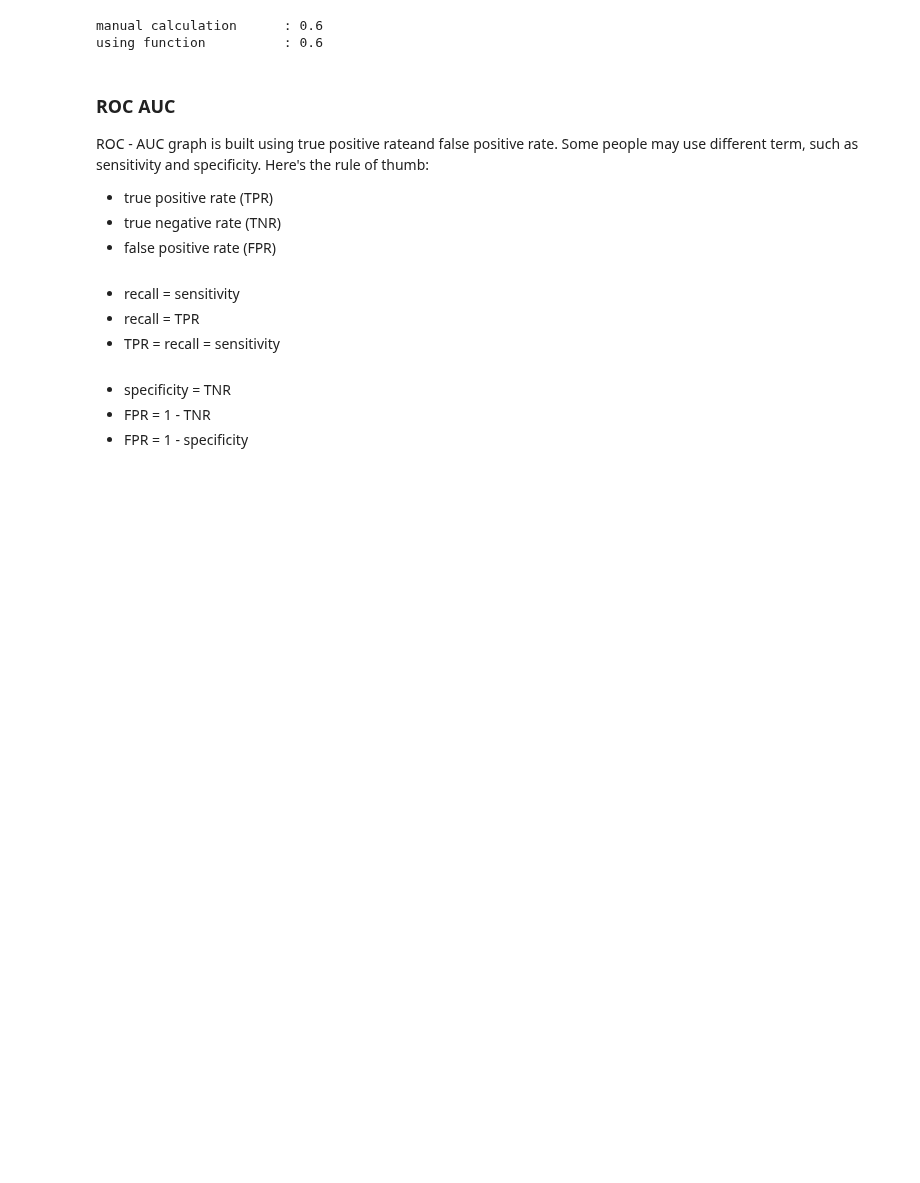
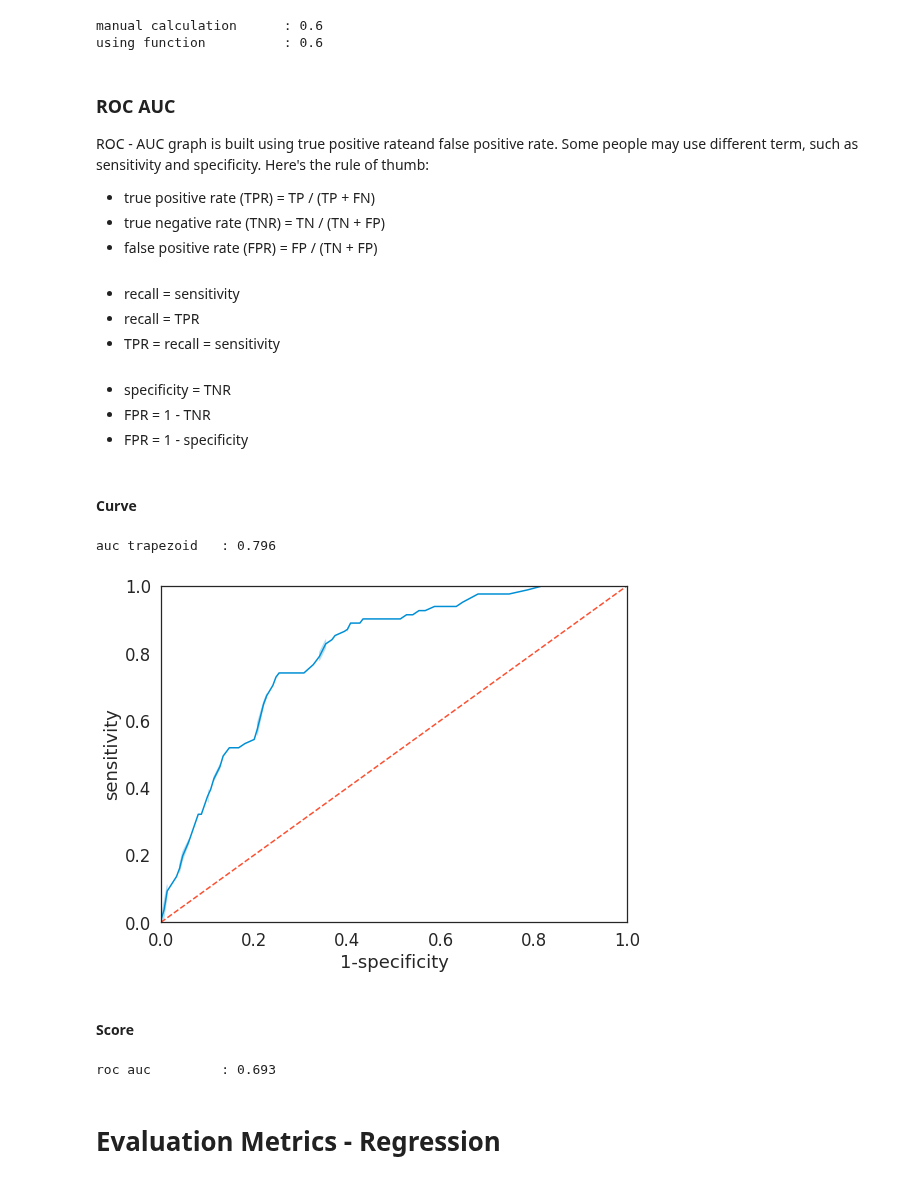
Before and after one commit to adhang/data-science-digital-skola, a Jupyter notebook: 05. Machine Learning/Learn - Evaluation Metrics & Hyperparameter Tuning.ipynb, the cells around one changed output. Saved outputs shown, nothing was run; the diff lists cells and outputs as text; code cells hidden in the pictures; blank space fills up the shorter version.

Commit message:
add roc auc curve

```diff
--- a/05. Machine Learning/Learn - Evaluation Metrics & Hyperparameter Tuning.ipynb
+++ b/05. Machine Learning/Learn - Evaluation Metrics & Hyperparameter Tuning.ipynb
@@ -377,9 +381,9 @@ using function          : 0.6
 ### ROC AUC
 ROC - AUC graph is built using true positive rateand false positive rate. Some people may use different term, such as sensitivity and specificity. Here's the rule of thumb:
 
-- true positive rate (TPR)
-- true negative rate (TNR)
-- false positive rate (FPR)
+- true positive rate (TPR) = TP / (TP + FN)
+- true negative rate (TNR) = TN / (TN + FP)
+- false positive rate (FPR) = FP / (TN + FP)
 <br><br>
 - recall = sensitivity
 - recall = TPR
@@ -388,3 +392,39 @@ ROC - AUC graph is built using true positive rateand false positive rate. Some p
 - specificity = TNR
 - FPR = 1 - TNR
 - FPR = 1 - specificity
+# %% [markdown]
+#### Curve
+# %%
+model = RandomForestClassifier(random_state=1)
+model.fit(X_train_model, y_train_model)
+
+y_proba = model.predict_proba(X_test_model)
+
+fpr, tpr, thresholds = roc_curve(y_test_model, y_proba[:,1])
+auc_trapezoid = auc(fpr, tpr)
+print('auc trapezoid\t:', auc_trapezoid.round(3))
+
+fig, ax = plt.subplots(figsize=(8,6))
+
+sns.lineplot(x=fpr, y=tpr)
+sns.lineplot(x=[0,1], y=[0,1], linestyle='--')
+ax.set_xlim(0, 1)
+ax.set_ylim(0, 1)
+
+ax.set_xlabel('1-specificity')
+ax.set_ylabel('sensitivity')
+
+plt.tight_layout()
+plt.show()
+# %% [output]
+auc trapezoid   : 0.796
+[figure, added]
+# %% [markdown]
+#### Score
+# %%
+roc_auc = roc_auc_score(y_test_model, y_pred)
+print('roc auc\t\t:', roc_auc.round(3))
+# %% [output]
+roc auc         : 0.693
+# %% [markdown]
+# Evaluation Metrics - Regression
```
Also changed, not shown: parts of 2 cells of this notebook.
